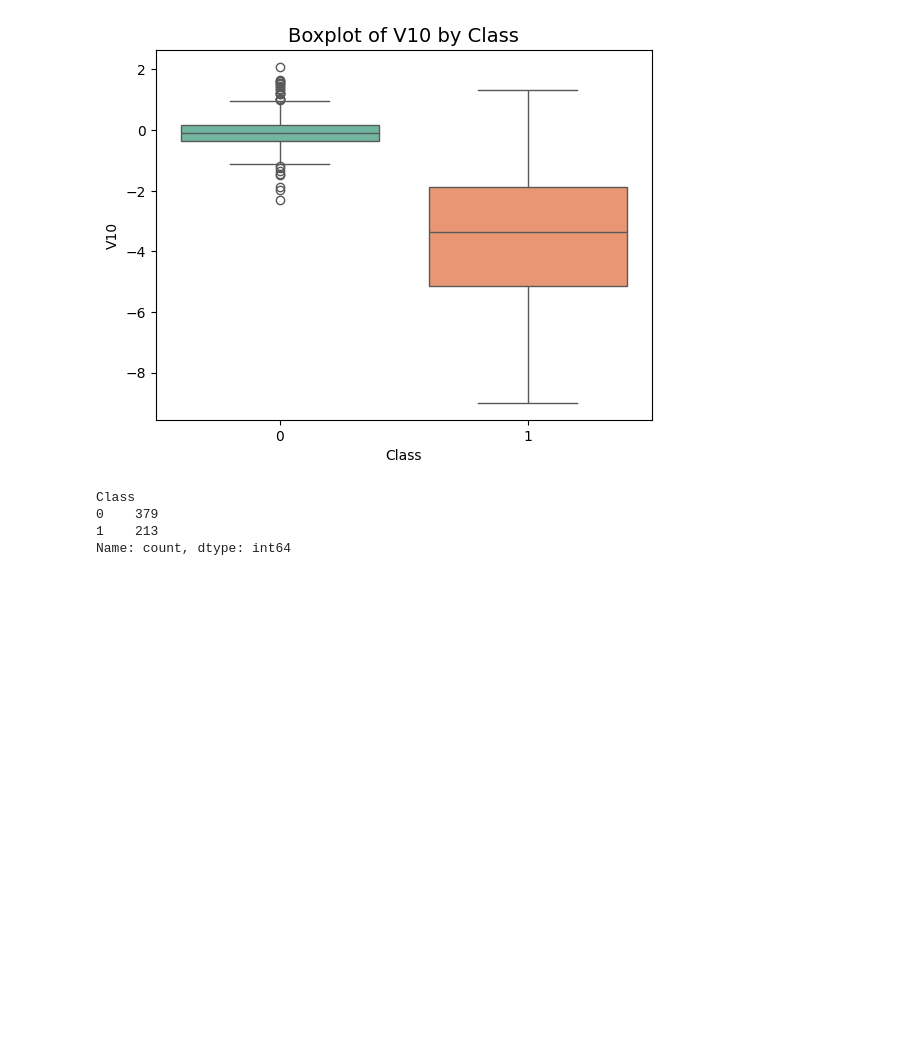
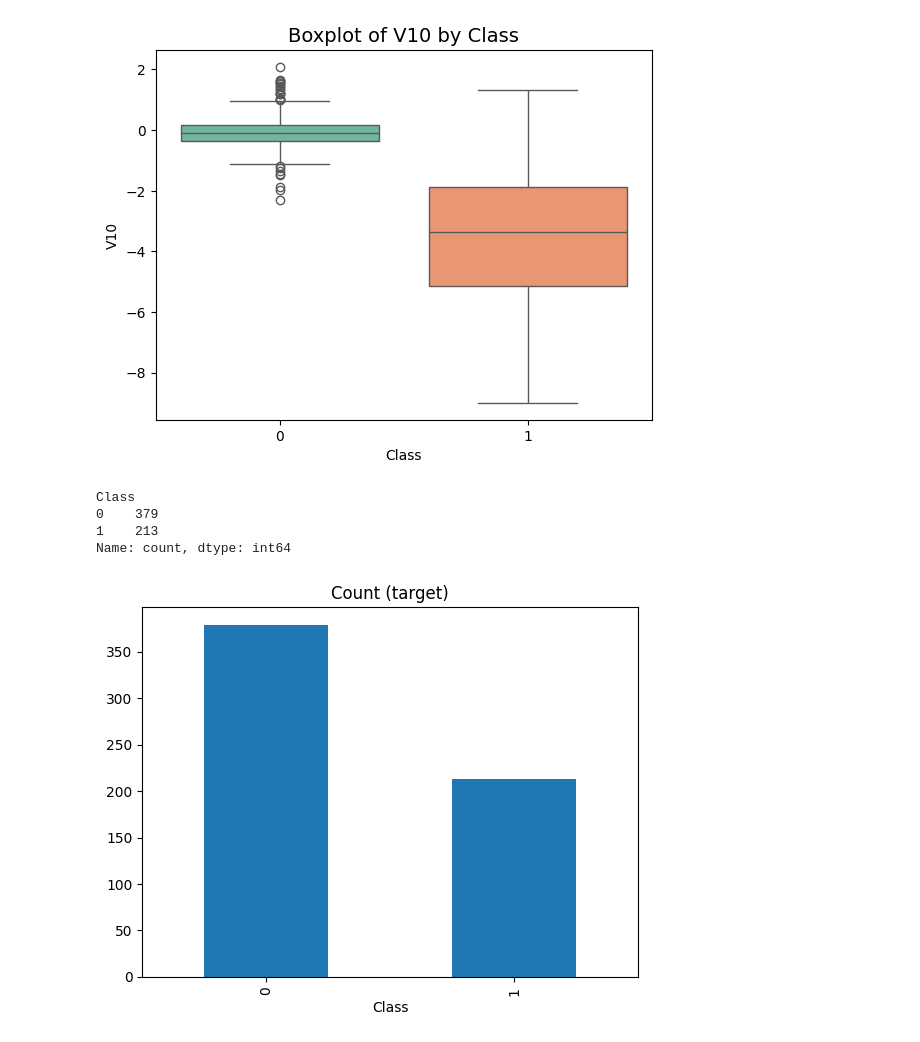
Before and after one commit to Clover-hash/Data-Mining-Assignment, a Jupyter notebook: assignment.ipynb, the cells around one changed output. Cells and saved outputs as stored; diff of their text form; code cells hidden in the pictures; blank space fills up the shorter version.

```diff
--- a/assignment.ipynb
+++ b/assignment.ipynb
@@ -158,3 +158,7 @@ Class
 0    379
 1    213
 Name: count, dtype: int64
+# %%
+new_df['Class'].value_counts().plot(kind='bar', title='Count (target)');
+# %% [output]
+[figure, added]
```
